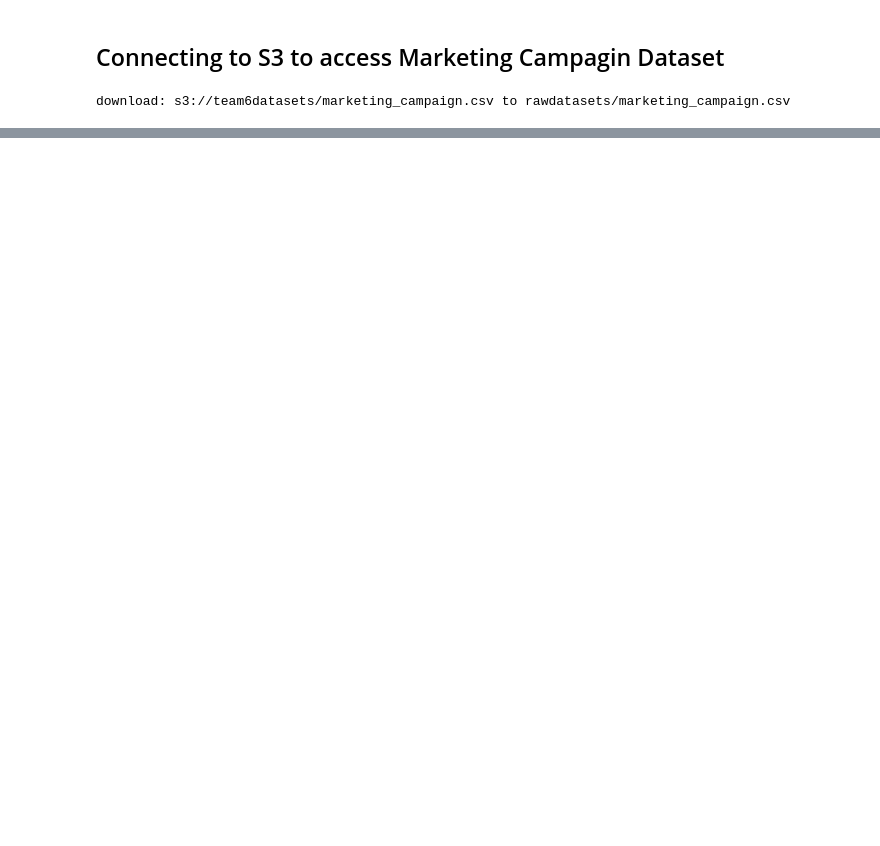
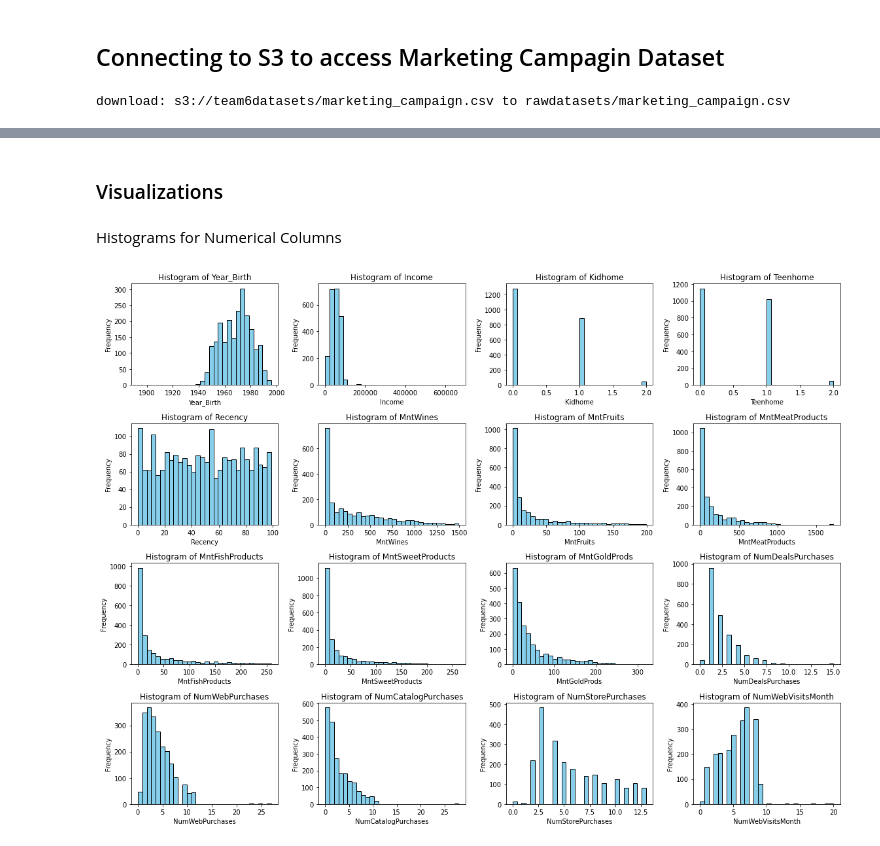
Before and after one commit to taradehdari/ads508-team6-project, a Jupyter notebook: datasets/marketing_campEDA.ipynb, the cells around one changed output, grey strips where cells are left out. Cells and saved outputs as stored; diff of their text form; code cells hidden in the pictures; blank space fills up the shorter version.

Commit message:
EDA for Marketing Campaign Datasheet

```diff
--- a/datasets/marketing_campEDA.ipynb
+++ b/datasets/marketing_campEDA.ipynb
@@ -8,0 +17,3 @@ download: s3://team6datasets/marketing_campaign.csv to rawdatasets/marketing_cam
+# %%
+markcamp = pd.read_csv("./rawdatasets/marketing_campaign.csv", delimiter="\t")
+markcamp.shape
@@ -8,0 +122,5 @@ download: s3://team6datasets/marketing_campaign.csv to rawdatasets/marketing_cam
+# %%
+# dropping incomes missing values
+markcamp_clean = markcamp.dropna(subset=['Income'])
+
+markcamp_clean.isnull().sum()
@@ -8,0 +154,9 @@ download: s3://team6datasets/marketing_campaign.csv to rawdatasets/marketing_cam
+# %%
+# columns to drop
+columns_to_drop = ['Z_CostContact', 'Z_Revenue', 'Dt_Customer', 'Complain', 'AcceptedCmp2', 'AcceptedCmp3', 'AcceptedCmp4', 'AcceptedCmp5', 'AcceptedCmp1']
+
+# Drop columns
+markcamp_clean = markcamp_clean.drop(columns=columns_to_drop)
+
+# updated DataFrame
+print(markcamp_clean.shape)
@@ -8,0 +201,21 @@ download: s3://team6datasets/marketing_campaign.csv to rawdatasets/marketing_cam
+# %% [markdown]
+### Visualizations
+# %% [markdown]
+Histograms for Numerical Columns
+# %%
+numerical_cols = ['Year_Birth', 'Income', 'Kidhome', 'Teenhome', 'Recency', 'MntWines', 'MntFruits',
+                  'MntMeatProducts', 'MntFishProducts', 'MntSweetProducts', 'MntGoldProds',
+                  'NumDealsPurchases', 'NumWebPurchases', 'NumCatalogPurchases', 'NumStorePurchases',
+                  'NumWebVisitsMonth']
+
+plt.figure(figsize=(16, 12))
+for i, col in enumerate(numerical_cols, 1):
+    plt.subplot(4, 4, i)
+    plt.hist(markcamp_clean[col], bins=30, color='skyblue', edgecolor='black')
+    plt.xlabel(col)
+    plt.ylabel('Frequency')
+    plt.title(f'Histogram of {col}')
+plt.tight_layout()
+plt.show()
+# %% [output]
+[figure, added]
```
Also changed, not shown: parts of 26 cells of this notebook.
